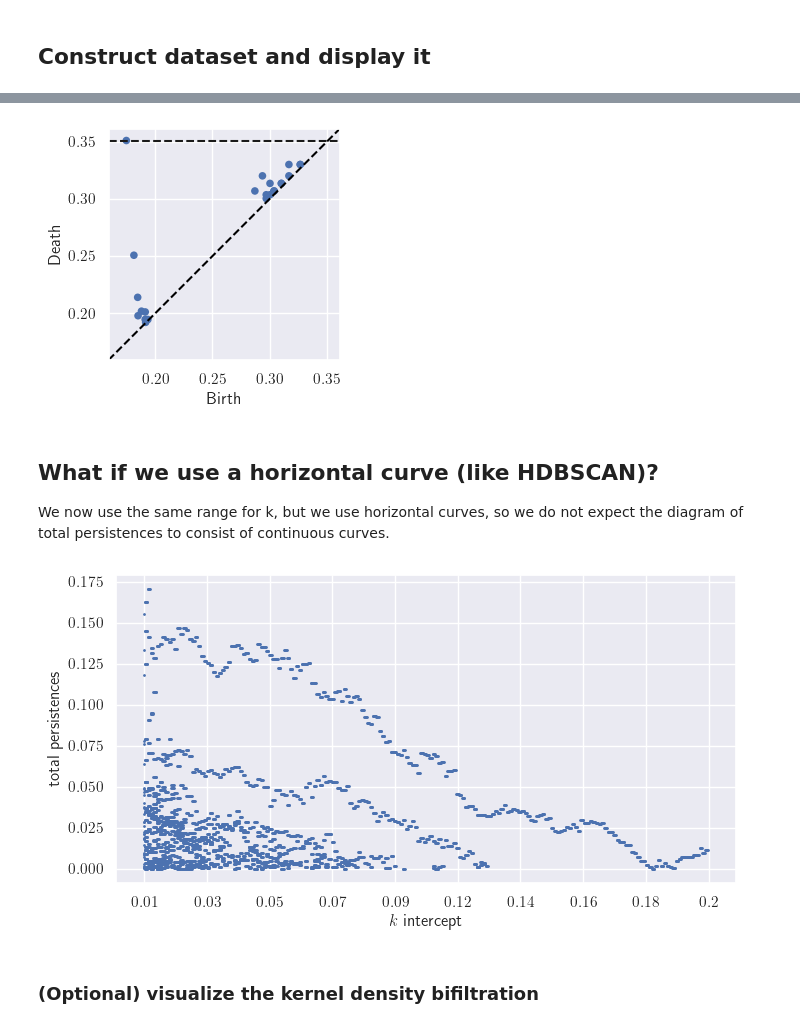
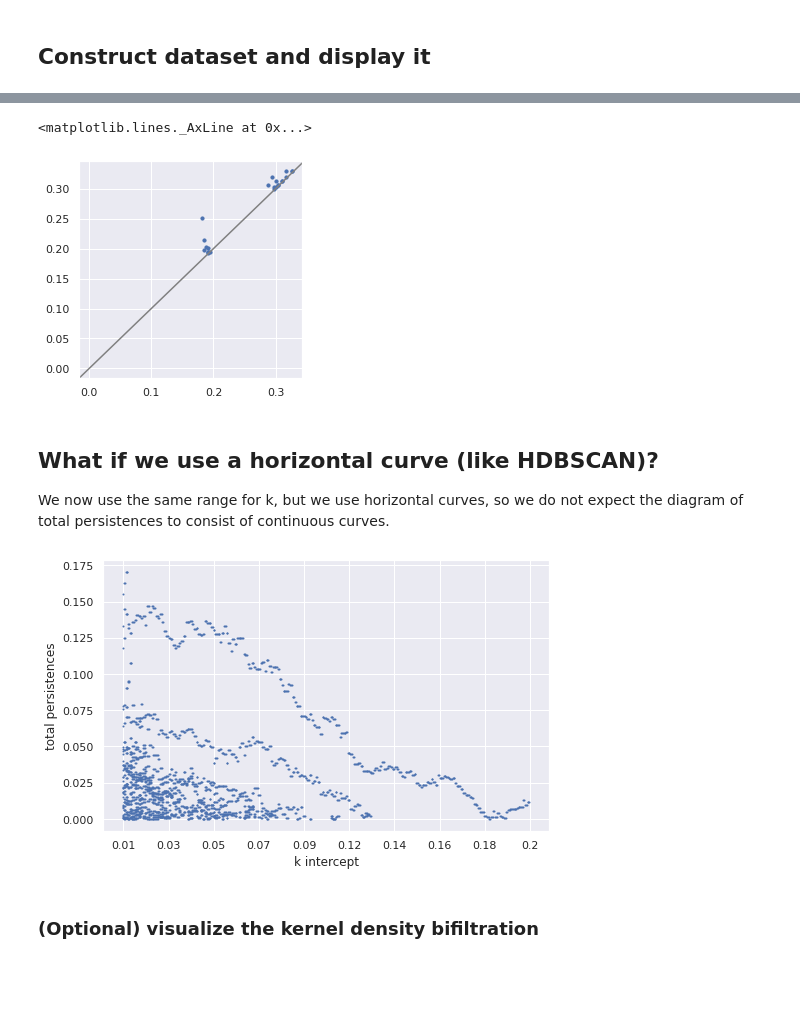
Before and after one commit to LuisScoccola/persistable, a Jupyter notebook: example-2-clusters.ipynb, the cells around one changed output, grey strips where cells are left out. Drawn from its saved outputs; the diff is of its cells as text; code cells hidden in the pictures; blank space fills up the shorter version.

```diff
--- a/example-2-clusters.ipynb
+++ b/example-2-clusters.ipynb
@@ -46,6 +49,6 @@ hc = x.gamma_linkage(gamma)
 N_CLUSTERS = 2
 c = hc.persistence_based_flattening(num_clusters=N_CLUSTERS)
 # %%
-fig1, ax1 = plt.subplots() ; fig1.set_figheight(3) ; fig1.set_figwidth(3)
-sns.set(rc={'text.usetex': True}) ; _ = plt.scatter(X.T[0], X.T[1], s=5, alpha = 0.5, c = -c[1], cmap="Accent")
+fig1, ax1 = plt.subplots() ; fig1.set_figheight(4) ; fig1.set_figwidth(4)
+_ = plt.scatter(X.T[0], X.T[1], s=5, alpha = 0.5, c = -c[1], cmap="Accent")
 # %% [output]
@@ -75,7 +82,7 @@ We choose N_CLUSTESR = 2 for the persistence based flattening.
 max_s = x.connection_radius()
 initial_k = 0.01
 final_k = 0.2
-N_PARAMETERS = 1000
+N_PARAMETERS = 500
 
 TOL = 1e-15 ; INF = 1e15
 
@@ -86,7 +93,6 @@ def total_persistences(bd : np.array) -> np.array :
     return pers
 
 gammas = [ Gamma_curve.linear_interpolator_alpha_s_indexed(k, max_s) for k in np.linspace(initial_k, final_k, num=N_PARAMETERS) ]
-
 # using end="infinty" when constructing the persistence diagram makes the most persistent point die at infinity, and thus be ignored when constructing the total persistence curves, below
 persistences = [ total_persistences(x.gamma_linkage(curve).PD(end="infinity")[0]) for curve in gammas ]
 # %%
@@ -96,12 +102,8 @@ for i in range(N_PARAMETERS) :
         points.append([i,y])
 points = np.array(points)
 
-sns.set(rc={'text.usetex': True}) ; fig1, ax1 = plt.subplots() ; fig1.set_figheight(5) ; fig1.set_figwidth(10) ; plt.xlabel("$k$ intercept") ; plt.ylabel("total persistences") ; fig1.set_figheight(4) ; fig1.set_figwidth(8)
+fig1, ax1 = plt.subplots() ; fig1.set_figheight(5) ; fig1.set_figwidth(10) ; plt.xlabel("k intercept") ; plt.ylabel("total persistences") ; fig1.set_figheight(5) ; fig1.set_figwidth(8)
 
-
-def to_tex(ns) :
-    return ["$" + str(n) + "$" for n in ns]
-
-_ = plt.xticks(np.linspace(0, N_PARAMETERS, num=10), to_tex(np.rint(100*np.linspace(initial_k, final_k, num=10))/100) )
+_ = plt.xticks(np.linspace(0, N_PARAMETERS, num=10), np.rint(100*np.linspace(initial_k, final_k, num=10))/100 )
 _ = plt.scatter(points.T[0], points.T[1], s = 1, alpha = 1)
 # %% [output]
@@ -109,14 +111,13 @@ _ = plt.scatter(points.T[0], points.T[1], s = 1, alpha = 1)
 # %%
 # 2.
 
-from persim import plot_diagrams
-
 pd = hc.PD(end="infinity")
 
-fig1, ax1 = plt.subplots() ; fig1.set_figheight(3) ; fig1.set_figwidth(3)
-sns.set(rc={'text.usetex': True}) ; plot_diagrams(pd[0], show=True, legend=False, size = 30)
+fig1, ax1 = plt.subplots() ;  fig1.set_figheight(4) ; fig1.set_figwidth(4)
+plt.scatter(pd[0].T[0], pd[0].T[1], s = 10) ; ax1.axline((0, 0), slope=1, color='grey')
 # %% [output]
+<matplotlib.lines._AxLine at 0x...>
-[figure, old version]
+[figure, new version]
 # %% [markdown]
 ## What if we use a horizontal curve (like HDBSCAN)?
 
@@ -129,17 +129,17 @@ persistences_h = [ total_persistences(x.gamma_linkage(curve).PD(end="infinity")[
 # %%
 points_h = []
 for i in range(N_PARAMETERS) :
     for y in persistences_h[i] :
         points_h.append([i,y])
 points_h = np.array(points_h)
 
-sns.set(rc={'text.usetex': True}) ; fig1, ax1 = plt.subplots() ; fig1.set_figheight(5) ; fig1.set_figwidth(10) ; plt.xlabel("$k$ intercept") ; plt.ylabel("total persistences") ; fig1.set_figheight(4) ; fig1.set_figwidth(8)
+fig1, ax1 = plt.subplots() ; fig1.set_figheight(5) ; fig1.set_figwidth(10) ; plt.xlabel("k intercept") ; plt.ylabel("total persistences") ; fig1.set_figheight(5) ; fig1.set_figwidth(8)
 
 
-_ = plt.xticks(np.linspace(0, N_PARAMETERS, num=10), to_tex(np.rint(100*np.linspace(initial_k, final_k, num=10))/100) )
+_ = plt.xticks(np.linspace(0, N_PARAMETERS, num=10), np.rint(100*np.linspace(initial_k, final_k, num=10))/100 )
 _ = plt.scatter(points_h.T[0], points_h.T[1], s = 1, alpha = 1)
 # %% [output]
-[figure, old version]
+[figure, new version]
 # %% [markdown]
 ### (Optional) visualize the kernel density bifiltration
 # %%
```
Also changed, not shown: parts of 8 cells of this notebook, 2 other files.
